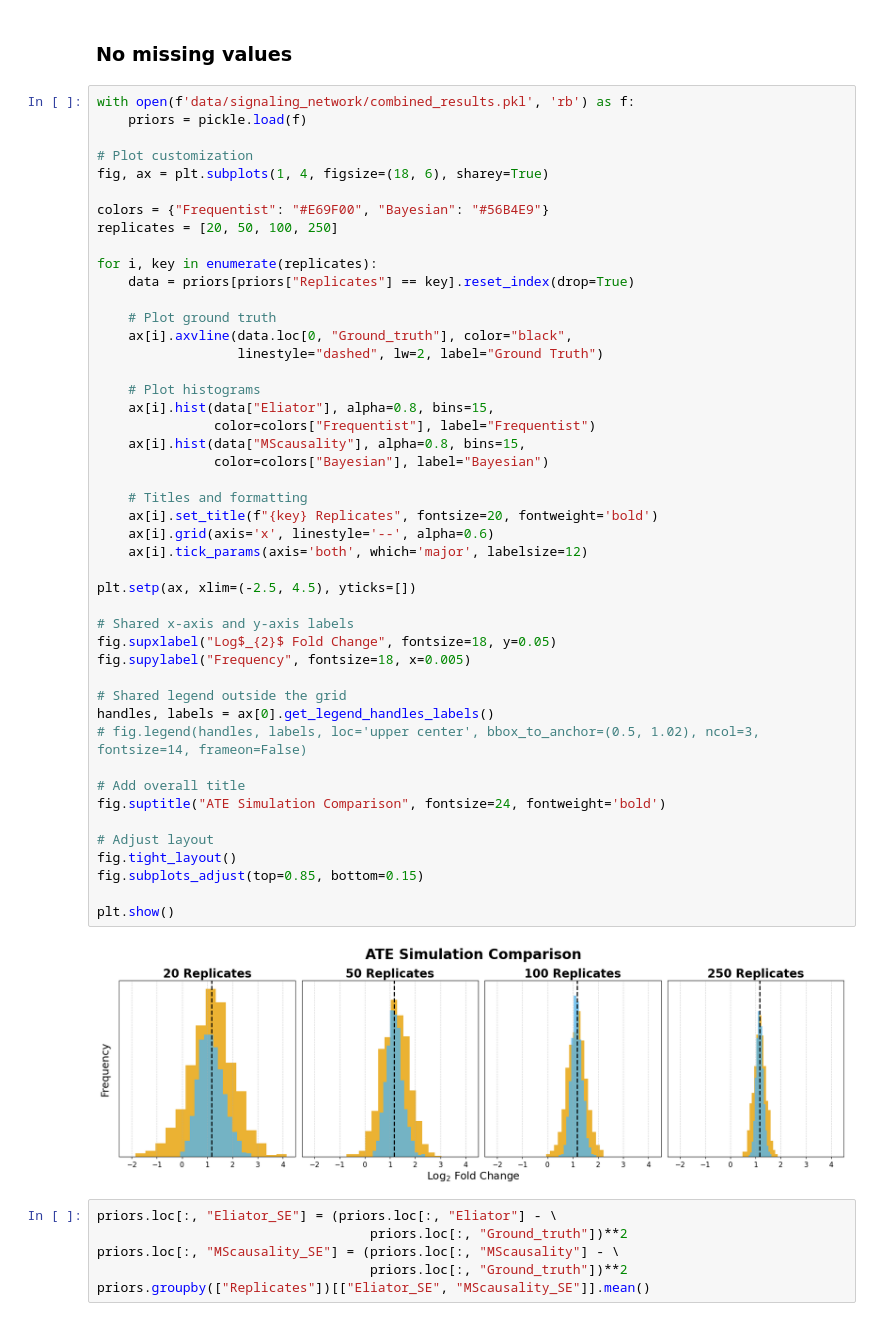
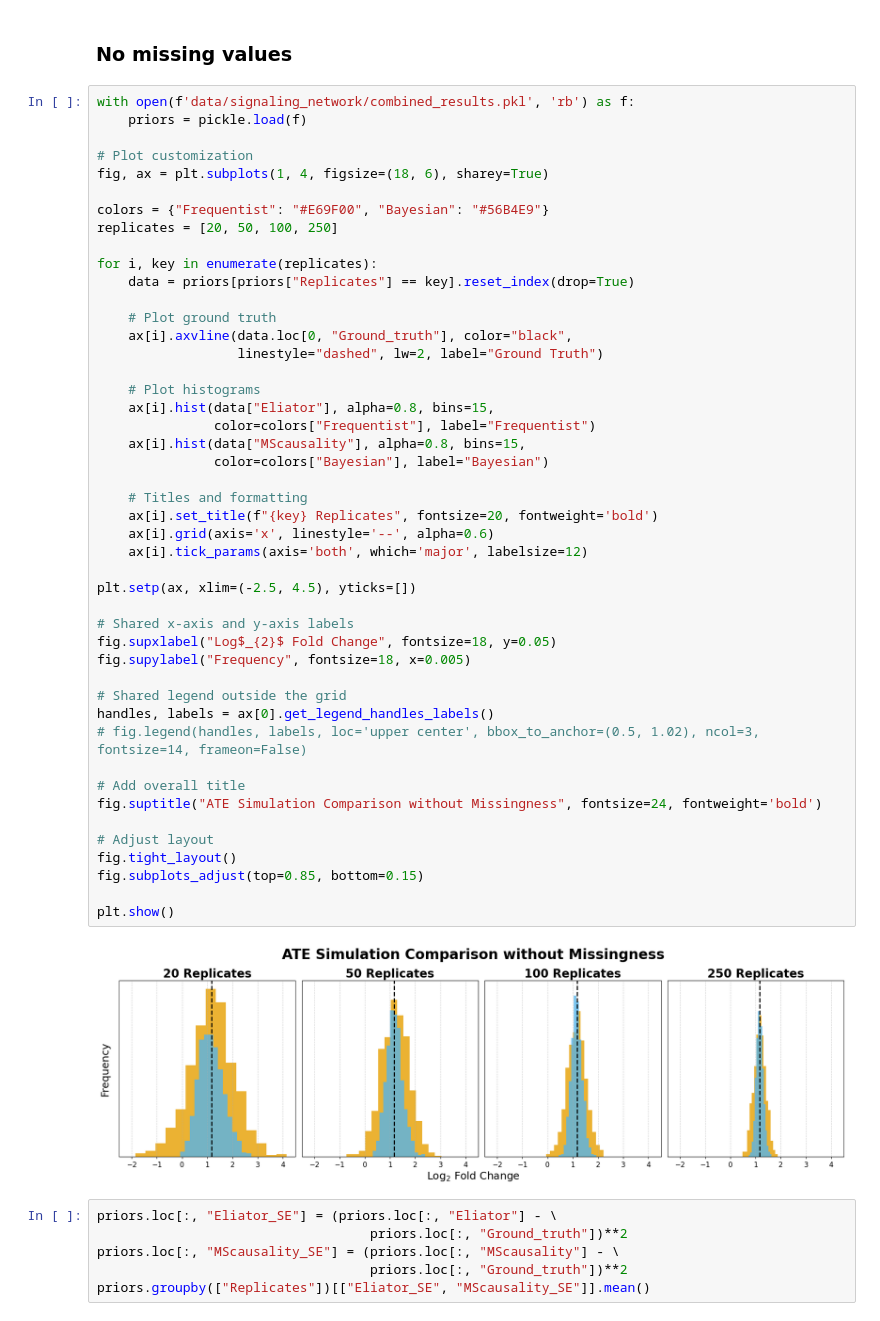
Before and after one commit to devonjkohler/Causomic, a Jupyter notebook: vignettes/methods_paper/Supplementary_analysis.ipynb, the cells around one changed output. Cells and saved outputs as stored; diff of their text form.

```diff
--- a/vignettes/methods_paper/Supplementary_analysis.ipynb
+++ b/vignettes/methods_paper/Supplementary_analysis.ipynb
@@ -173,35 +173,35 @@ for i, key in enumerate(replicates):
 
     # Plot histograms
     ax[i].hist(data["Eliator"], alpha=0.8, bins=15,
                color=colors["Frequentist"], label="Frequentist")
     ax[i].hist(data["MScausality"], alpha=0.8, bins=15,
                color=colors["Bayesian"], label="Bayesian")
 
     # Titles and formatting
     ax[i].set_title(f"{key} Replicates", fontsize=20, fontweight='bold')
     ax[i].grid(axis='x', linestyle='--', alpha=0.6)
     ax[i].tick_params(axis='both', which='major', labelsize=12)
 
 plt.setp(ax, xlim=(-2.5, 4.5), yticks=[])
 
 # Shared x-axis and y-axis labels
 fig.supxlabel("Log$_{2}$ Fold Change", fontsize=18, y=0.05)
 fig.supylabel("Frequency", fontsize=18, x=0.005)
 
 # Shared legend outside the grid
 handles, labels = ax[0].get_legend_handles_labels()
 # fig.legend(handles, labels, loc='upper center', bbox_to_anchor=(0.5, 1.02), ncol=3, fontsize=14, frameon=False)
 
 # Add overall title
-fig.suptitle("ATE Simulation Comparison", fontsize=24, fontweight='bold')
+fig.suptitle("ATE Simulation Comparison without Missingness", fontsize=24, fontweight='bold')
 
 # Adjust layout
 fig.tight_layout()
 fig.subplots_adjust(top=0.85, bottom=0.15)
 
 plt.show()
 # %% [output]
-[figure, old version]
+[figure, new version]
 # %%
 priors.loc[:, "Eliator_SE"] = (priors.loc[:, "Eliator"] - \
                                    priors.loc[:, "Ground_truth"])**2
```
Also changed, not shown: parts of 16 cells of this notebook, 12 other files.
